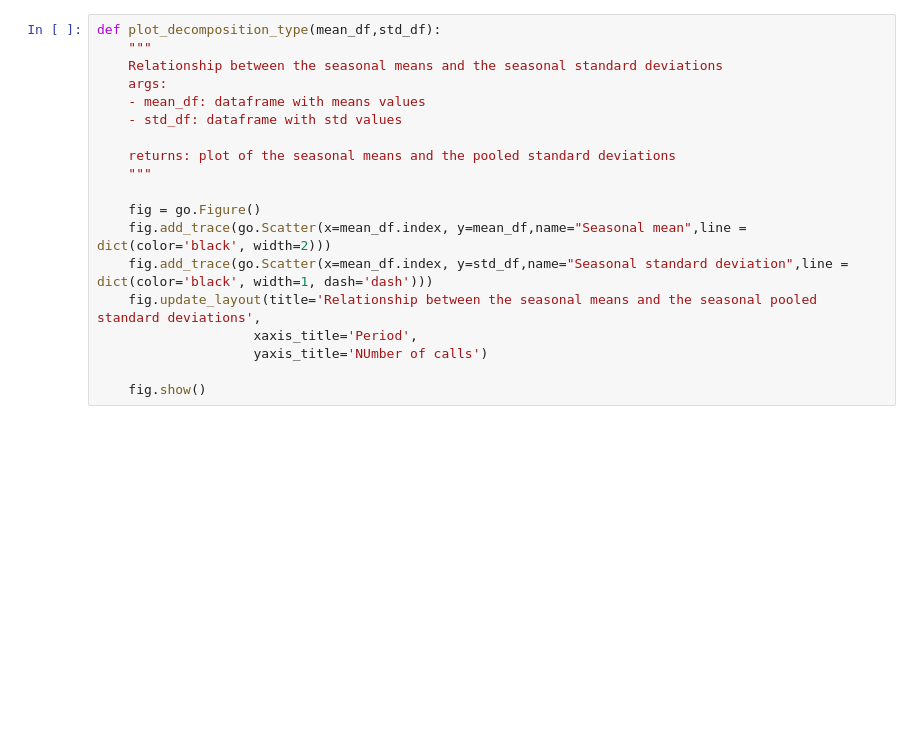
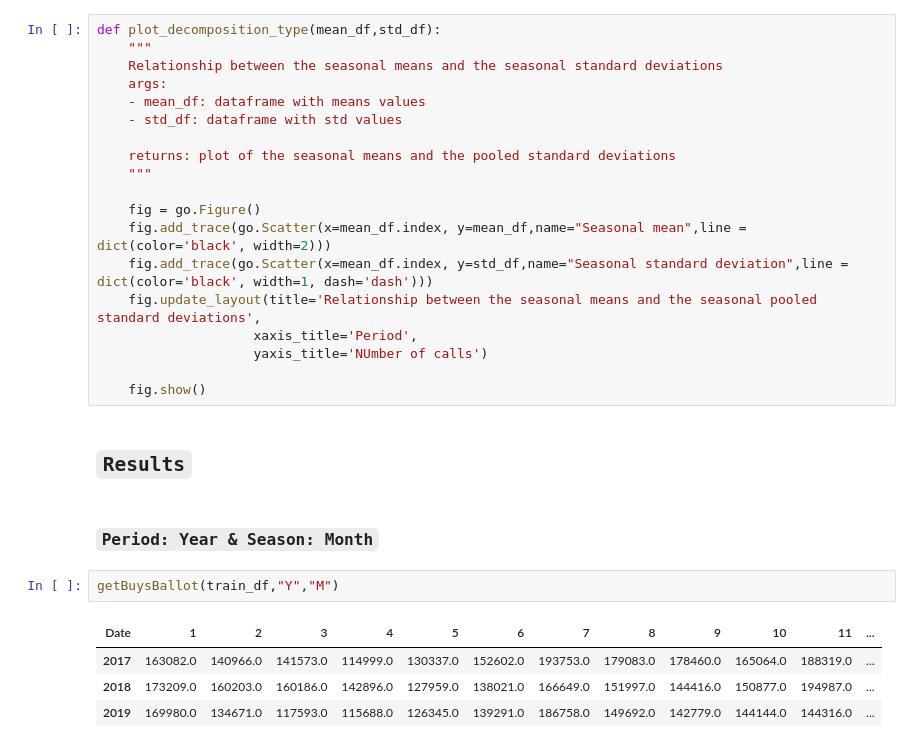
Before and after one commit to GabrielTruong/tsa_decomposition, a Jupyter notebook: model_type.ipynb, the cells around one changed output. Cells and saved outputs as stored; diff of their text form; blank space fills up the shorter version.

```diff
--- a/model_type.ipynb
+++ b/model_type.ipynb
@@ -190,3 +177,14 @@ def plot_decomposition_type(mean_df,std_df):
                     yaxis_title='NUmber of calls')
 
     fig.show()
+# %% [markdown]
+## **`Results`**
+# %% [markdown]
+### **`Period: Year & Season: Month`**
+# %%
+getBuysBallot(train_df,"Y","M")
+# %% [output]
+| Date | 1 | 2 | 3 | 4 | 5 | 6 | 7 | 8 | 9 | 10 | 11 | ... |
+| 2017 | 163082.0 | 140966.0 | 141573.0 | 114999.0 | 130337.0 | 152602.0 | 193753.0 | 179083.0 | 178460.0 | 165064.0 | 188319.0 | ... |
+| 2018 | 173209.0 | 160203.0 | 160186.0 | 142896.0 | 127959.0 | 138021.0 | 166649.0 | 151997.0 | 144416.0 | 150877.0 | 194987.0 | ... |
+| 2019 | 169980.0 | 134671.0 | 117593.0 | 115688.0 | 126345.0 | 139291.0 | 186758.0 | 149692.0 | 142779.0 | 144144.0 | 144316.0 | ... |
```
Also changed, not shown: parts of 27 cells of this notebook.
